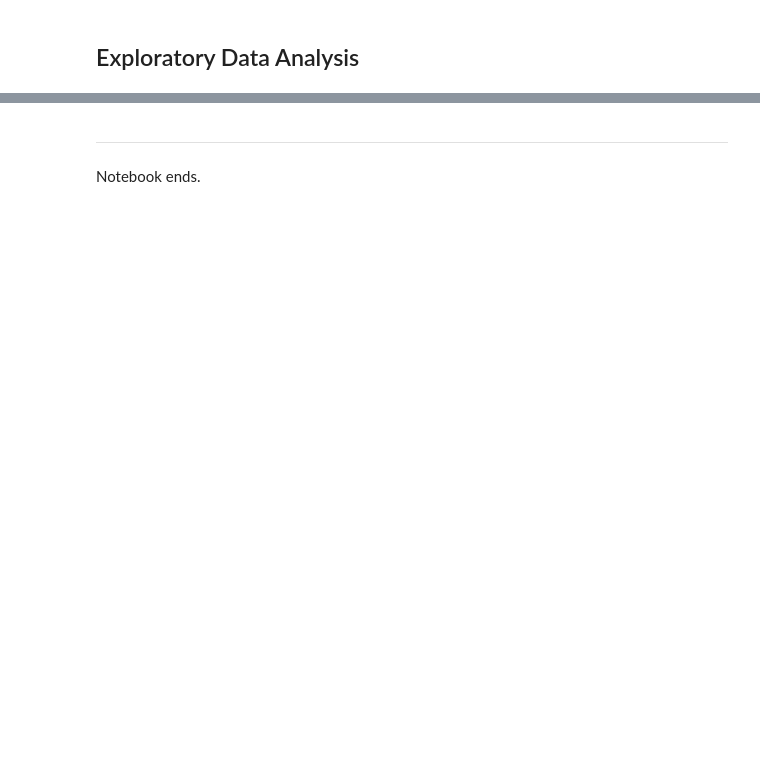
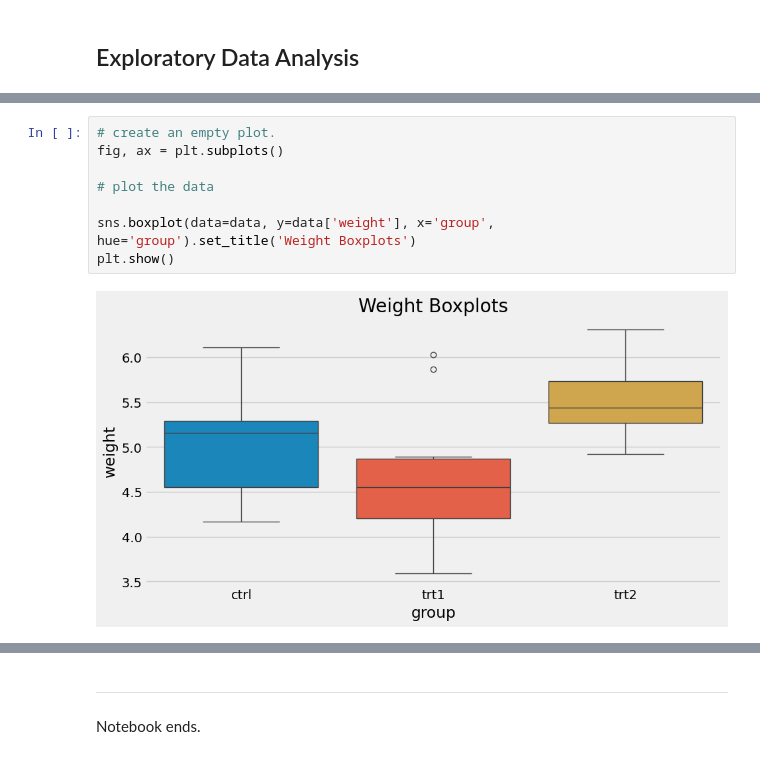
Before and after one commit to humphs078/applied_statistics, a Jupyter notebook: project.ipynb, the cells around one changed output, grey strips where cells are left out. Saved outputs shown, nothing was run; the diff lists cells and outputs as text; blank space fills up the shorter version.

```diff
--- a/project.ipynb
+++ b/project.ipynb
@@ -121,0 +178,10 @@ Kim, S. (2022). Create Jupyter Notebook that runs everywhere. [online] Medium. A
+# %%
+# create an empty plot.
+fig, ax = plt.subplots()
+
+# plot the data
+
+sns.boxplot(data=data, y=data['weight'], x='group', hue='group').set_title('Weight Boxplots')
+plt.show()
+# %% [output]
+[figure, added]
```
Also changed, not shown: parts of 44 cells of this notebook, 8 other files.
